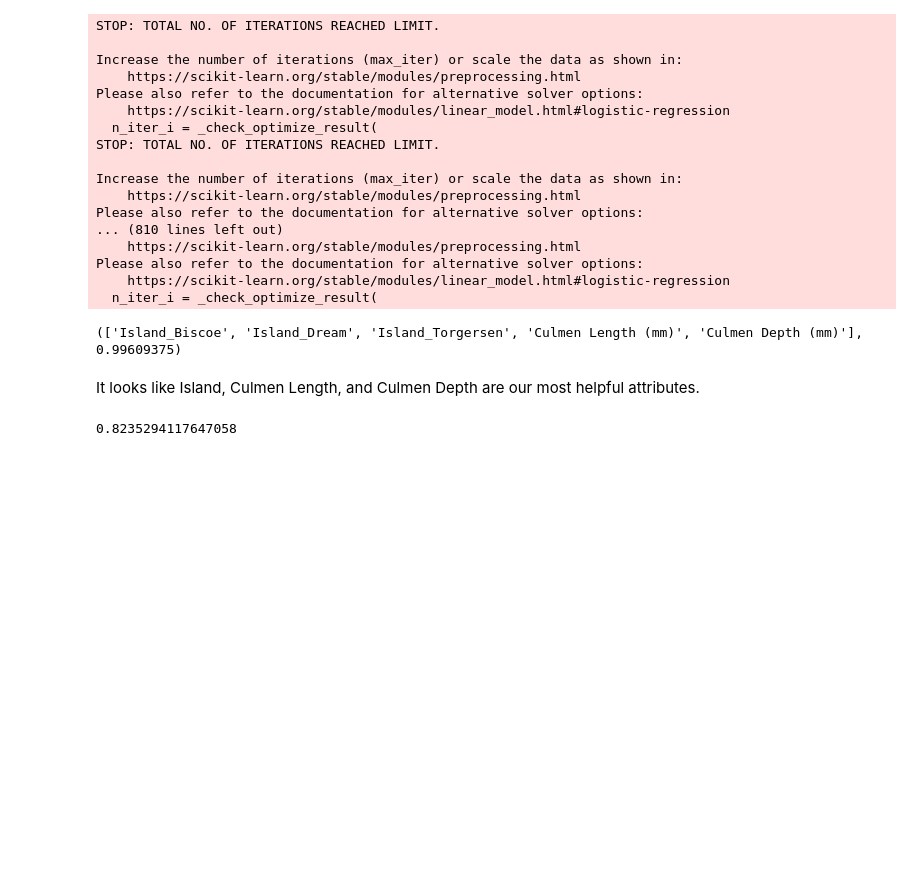
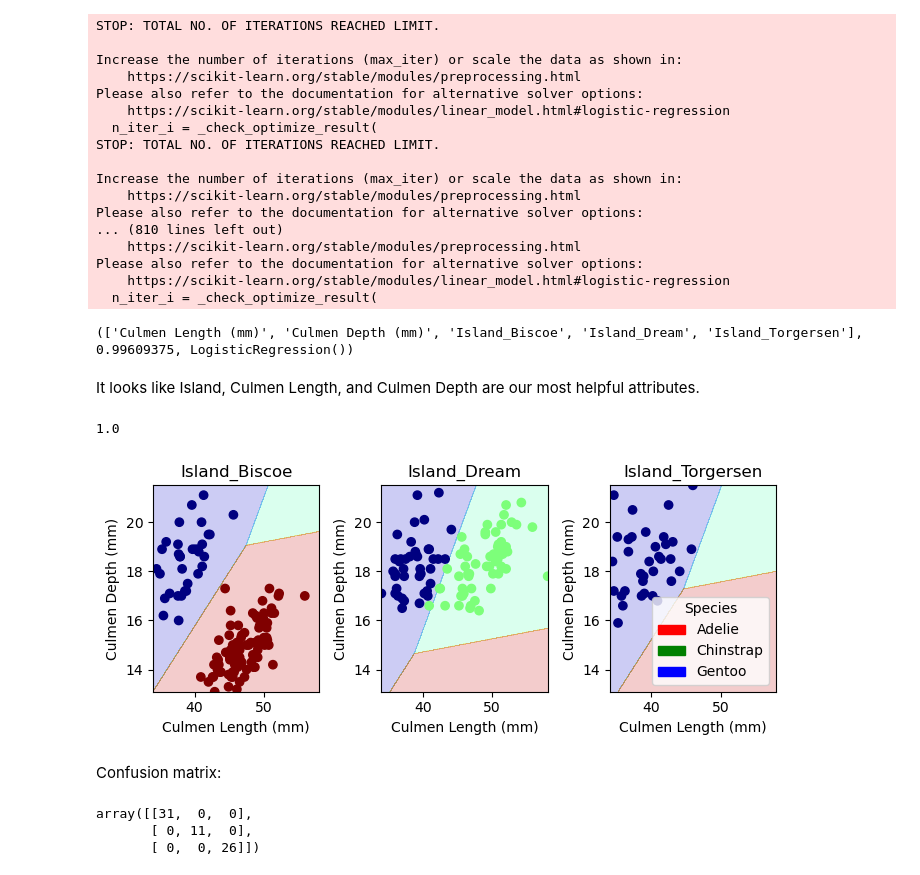
Before and after one commit to ellisterling/ellisterling.github.io, a Jupyter notebook: posts/Penguins/index.ipynb, the cells around one changed output. Saved outputs shown, nothing was run; the diff lists cells and outputs as text; code cells hidden in the pictures; blank space fills up the shorter version.

```diff
--- a/posts/Penguins/index.ipynb
+++ b/posts/Penguins/index.ipynb
@@ -98,7 +104,7 @@ combo_array = []
 for qual in all_qual_cols:
   qual_cols = [col for col in x_train.columns if qual in col ]
   for pair in combinations(all_quant_cols, 2):
-    cols = qual_cols + list(pair)
+    cols = list(pair) + qual_cols
     combo_array.append(cols)
     LR = LogisticRegression()
     LR.fit(x_train[cols], y_train)
@@ -107,7 +113,7 @@ for combo in combo_array:
   LR = LogisticRegression()
   LR.fit(x_train[combo], y_train)
   new_score = LR.score(x_train[combo], y_train)
-  scores.append((combo, new_score))
+  scores.append((combo, new_score, LR))
 # %% [output]
 STOP: TOTAL NO. OF ITERATIONS REACHED LIMIT.
 
@@ -130,8 +136,11 @@ Please also refer to the documentation for alternative solver options:
 from operator import itemgetter
 best_combo = max(scores, key = itemgetter(1))
 print(best_combo)
+best_attrs = best_combo[0]
+best_score = best_combo[1]
+best_lr = best_combo[2]
 # %% [output]
-(['Island_Biscoe', 'Island_Dream', 'Island_Torgersen', 'Culmen Length (mm)', 'Culmen Depth (mm)'], 0.99609375)
+(['Culmen Length (mm)', 'Culmen Depth (mm)', 'Island_Biscoe', 'Island_Dream', 'Island_Torgersen'], 0.99609375, LogisticRegression())
 # %% [markdown]
 It looks like Island, Culmen Length, and Culmen Depth are our most helpful attributes.
 # %%
@@ -139,6 +148,6 @@ test_url = "https://raw.githubusercontent.com/PhilChodrow/ml-notes/main/data/pal
 test = pd.read_csv(test_url)
 test["Species"] = test["Species"].str.split().str.get(0)
 x_test, y_test = prepare_data(test)
-LR.score(x_test[cols], y_test)
+best_lr.score(x_test[best_attrs], y_test)
 # %% [output]
-0.8235294117647058
+1.0
@@ -144,0 +209,16 @@ LR.score(x_test[cols], y_test)
+# %%
+plot_regions(best_lr, x_train[best_attrs], y_train)
+# %% [output]
+[figure, added]
+# %% [markdown]
+Confusion matrix:
+# %%
+from sklearn.metrics import confusion_matrix
+
+y_test_pred = best_lr.predict(x_test[best_attrs])
+C = confusion_matrix(y_test, y_test_pred)
+C
+# %% [output]
+array([[31,  0,  0],
+       [ 0, 11,  0],
+       [ 0,  0, 26]])
```
Also changed, not shown: parts of 9 cells of this notebook, 8 other files.
